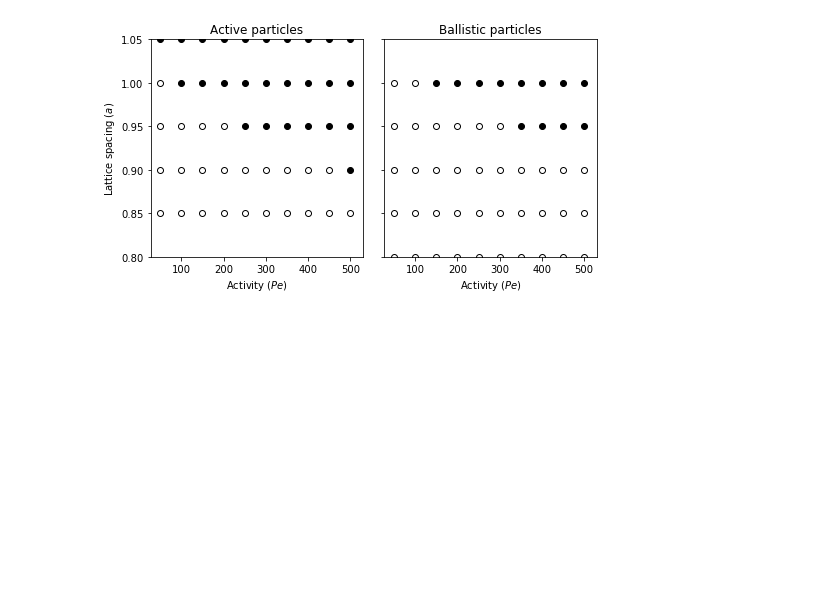
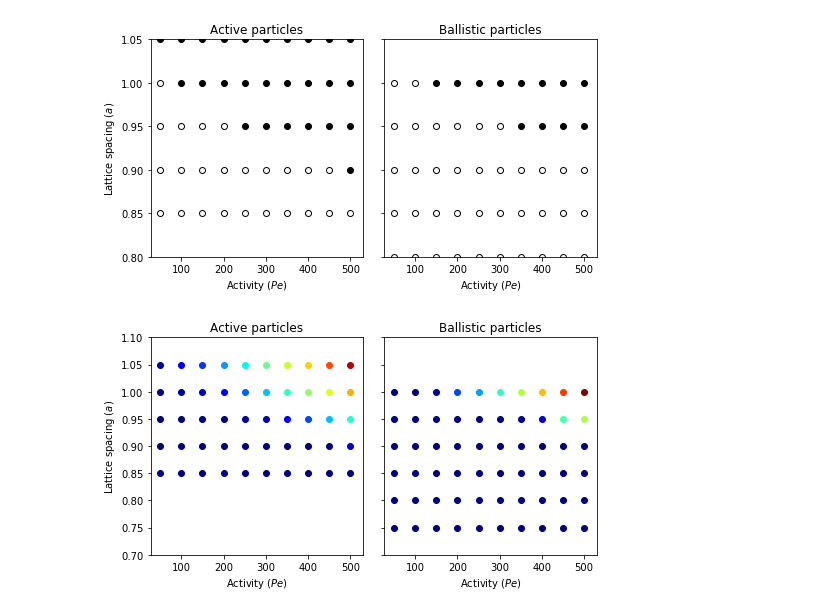
Before and after one commit to kolbt/whingdingdilly, a Jupyter notebook: ipython/hcpStudy/hcpAnalyze.ipynb, the cells around one changed output. Saved outputs shown, nothing was run; the diff lists cells and outputs as text; code cells hidden in the pictures; blank space fills up the shorter version.

Commit message:
Additional analysis for hcp data

```diff
--- a/ipython/hcpStudy/hcpAnalyze.ipynb
+++ b/ipython/hcpStudy/hcpAnalyze.ipynb
@@ -221,3 +222,37 @@ plt.subplots_adjust(wspace=0.1)
 plt.show()
 # %% [output]
 [figure]
+# %%
+# Get maximum velocity
+vel = []
+for i in xrange(len(all_data)):
+    vel.append(all_data[i]['Velocity'][0])
+maxV = max(vel)
+
+# Now let's plot the velocity as a heatmap?
+fig, ax = plt.subplots(1, 2, figsize=(8, 4), sharey=True)
+for i in xrange(len(all_data)):
+    # If active...
+    if actList[i]:
+        if all_data[i]['Infiltrate'][0] == 'y':
+            ax[0].scatter(peList[i], latList[i], c=plt.cm.jet((vel[i])/maxV))
+        else:
+            ax[0].scatter(peList[i], latList[i], c=plt.cm.jet((vel[i])/maxV))
+    # Else ballistic
+    else:
+        if all_data[i]['Infiltrate'][0] == 'y':
+            ax[1].scatter(peList[i], latList[i], c=plt.cm.jet((vel[i])/maxV))
+        else:
+            ax[1].scatter(peList[i], latList[i], c=plt.cm.jet((vel[i])/maxV))
+
+ax[0].set_ylim(0.7, 1.1)
+ax[1].set_ylim(0.7, 1.1)
+ax[0].set_xlabel(r'Activity $(Pe)$')
+ax[1].set_xlabel(r'Activity $(Pe)$')
+ax[0].set_ylabel(r'Lattice spacing $(a)$')
+ax[0].set_title('Active particles')
+ax[1].set_title('Ballistic particles')
+plt.subplots_adjust(wspace=0.1)
+plt.show()
+# %% [output]
+[figure, added]
```
Also changed, not shown: parts of 3 cells of this notebook.
